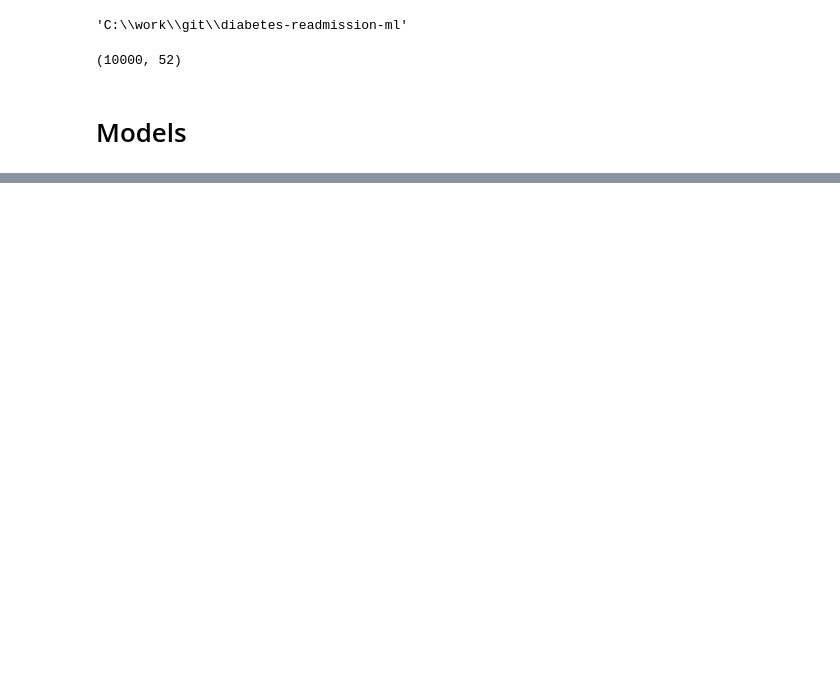
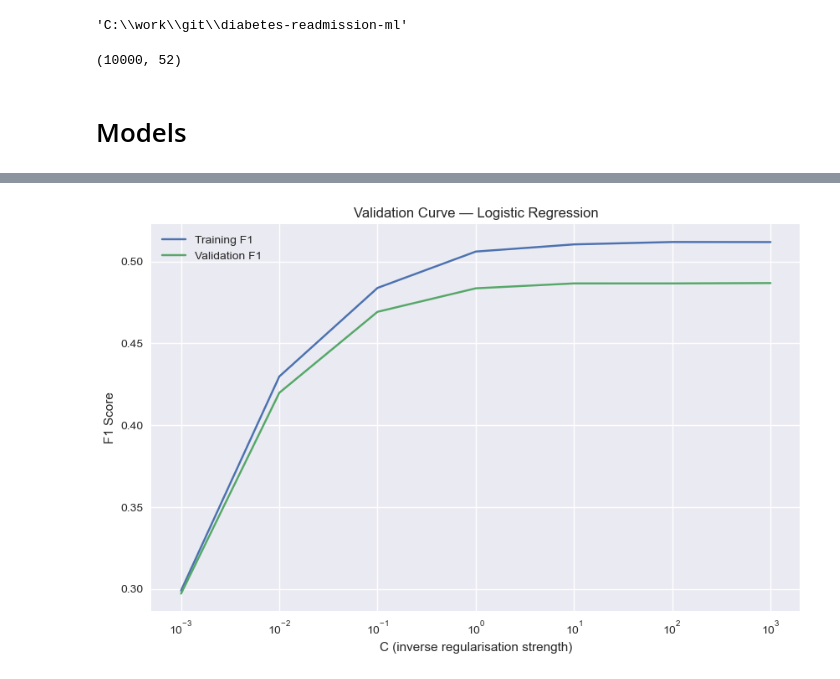
Before and after one commit to iainjclark/diabetes-readmission-ml, a Jupyter notebook: notebooks/02_model.ipynb, the cells around one changed output, grey strips where cells are left out. Saved outputs shown, nothing was run; the diff lists cells and outputs as text; code cells hidden in the pictures; blank space fills up the shorter version.

```diff
--- a/notebooks/02_model.ipynb
+++ b/notebooks/02_model.ipynb
@@ -95,3 +147,29 @@ results_df
+# %%
+from sklearn.model_selection import validation_curve
+
+param_range = np.logspace(-3, 3, 7)
+
+train_scores, val_scores = validation_curve(
+        models['LogisticRegression'],
+    X, y,
+    param_name='C',
+    param_range=param_range,
+    cv=5,
+    scoring='f1',
+    n_jobs=-1
+)
+
+plt.figure(figsize=(10, 6))
+plt.semilogx(param_range, train_scores.mean(axis=1), label="Training F1")
+plt.semilogx(param_range, val_scores.mean(axis=1), label="Validation F1")
+plt.xlabel('C (inverse regularisation strength)')
+plt.ylabel('F1 Score')
+plt.title('Validation Curve — Logistic Regression')
+plt.grid(True)
+plt.legend()
+plt.show()
+# %% [output]
+[figure, added]
 # %%
 from sklearn.metrics import precision_recall_curve, auc, average_precision_score
 import matplotlib.pyplot as plt
```
Also changed, not shown: parts of 16 cells of this notebook, 3 other files.
